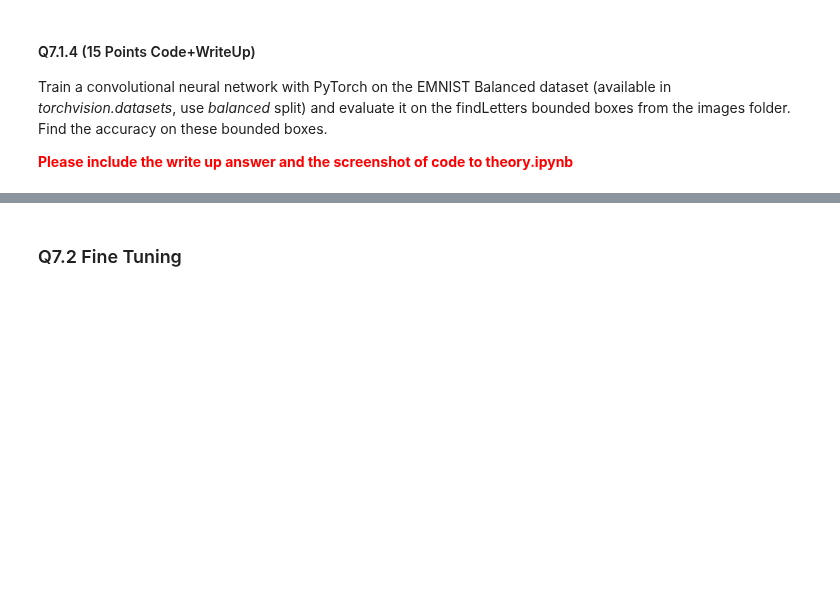
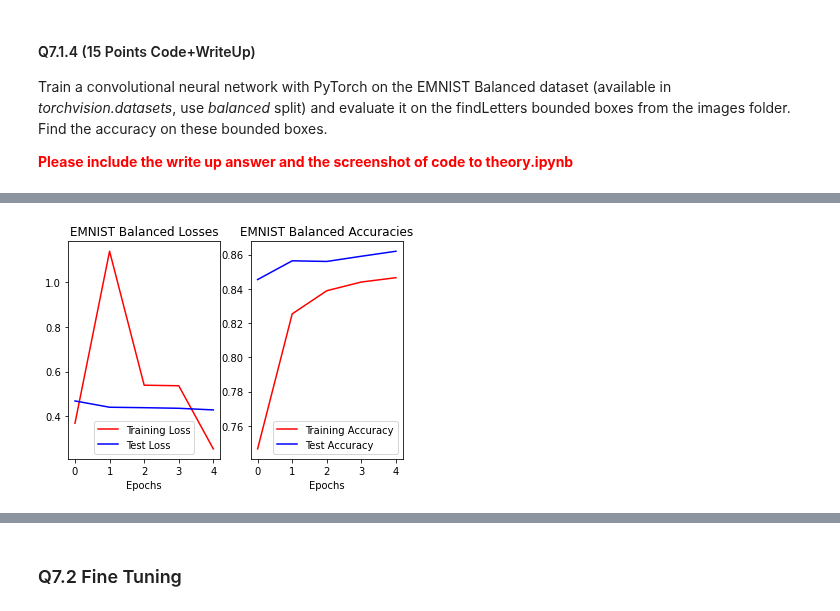
Before and after one commit to FranzEricSchneider/szeliski-algorithms-n-apps, a Jupyter notebook: class/hw3/q7.ipynb, the cells around one changed output, grey strips where cells are left out. Saved outputs shown, nothing was run; the diff lists cells and outputs as text; code cells hidden in the pictures; blank space fills up the shorter version.

```diff
--- a/class/hw3/q7.ipynb
+++ b/class/hw3/q7.ipynb
@@ -523,0 +523,19 @@ RuntimeError: [enforce fail at inline_container.cc:274] . unexpected pos 320576
+# %%
+model = ConvNet(fcin=9216, fcmid=512, fcout=47).to(device)
+optimizer = torch.optim.Adadelta(model.parameters())
+# optimizer = torch.optim.SGD(model.parameters(), lr=1e-2, momentum=0.9)
+epochs = 6
+
+EMNIST_train_losses = []
+EMNIST_train_accs = []
+EMNIST_test_losses = []
+EMNIST_test_accs = []
+for epoch in range(1, epochs + 1):
+    ltrain, atrain = conv_train(
+        model, device, trainset_loader, optimizer, epoch, freq=2000
+    )
+    ltest, atest = conv_test(model, device, testset_loader)
+    EMNIST_train_losses.append(ltrain)
+    EMNIST_train_accs.append(atrain)
+    EMNIST_test_losses.append(ltest)
+    EMNIST_test_accs.append(atest)
@@ -523,0 +560,15 @@ RuntimeError: [enforce fail at inline_container.cc:274] . unexpected pos 320576
+# %%
+figure, axes = plt.subplots(1, 2)
+axes[0].plot(EMNIST_train_losses, "r", label="Training Loss")
+axes[0].plot(EMNIST_test_losses, "b", label="Test Loss")
+axes[1].plot(EMNIST_train_accs, "r", label="Training Accuracy")
+axes[1].plot(EMNIST_test_accs, "b", label="Test Accuracy")
+axes[0].legend()
+axes[1].legend()
+axes[0].set_xlabel("Epochs")
+axes[1].set_xlabel("Epochs")
+axes[0].set_title("EMNIST Balanced Losses")
+axes[1].set_title("EMNIST Balanced Accuracies")
+plt.show()
+# %% [output]
+[figure, added]
```
Also changed, not shown: parts of 5 cells of this notebook, 2 other files.
